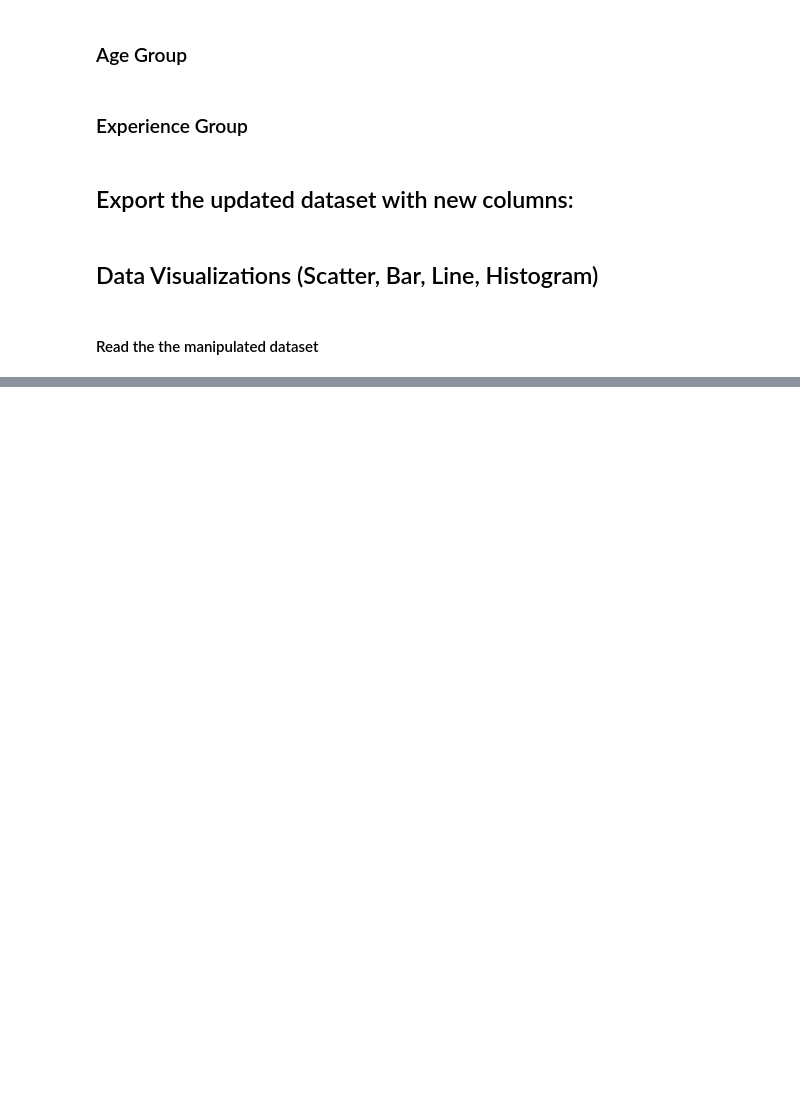
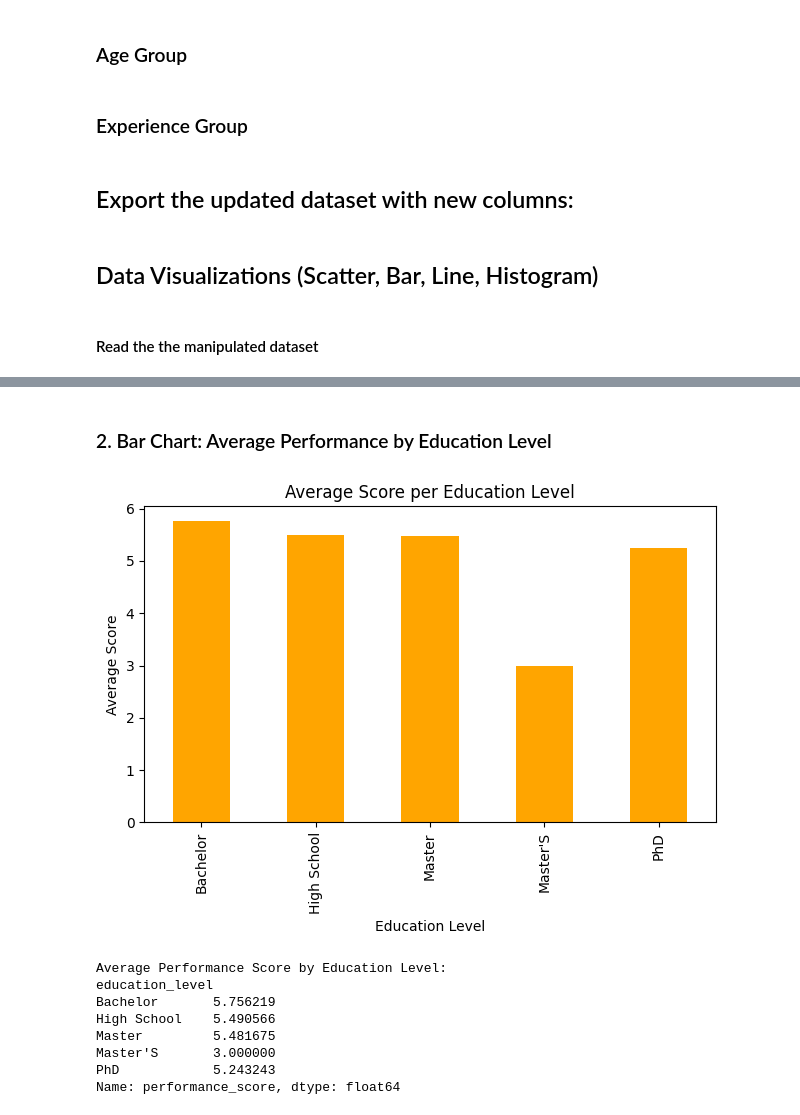
Before and after one commit to raquem-annierose/PolyTech-final-output, a Jupyter notebook: employee_performance_analysis.ipynb, the cells around one changed output, grey strips where cells are left out. Drawn from its saved outputs; the diff is of its cells as text; code cells hidden in the pictures; blank space fills up the shorter version.

```diff
--- a/employee_performance_analysis.ipynb
+++ b/employee_performance_analysis.ipynb
@@ -240,0 +253,24 @@ Line Plot
+# %% [markdown]
+### 2. Bar Chart: Average Performance by Education Level
+# %%
+edu_avg = df.groupby('education_level')['performance_score'].mean()
+
+edu_avg.plot(kind='bar', color='orange')
+plt.title('Average Score per Education Level')
+plt.xlabel('Education Level')
+plt.ylabel('Average Score')
+plt.tight_layout()
+plt.show()
+
+print("\nAverage Performance Score by Education Level:")
+print(edu_avg)
+# %% [output]
+[figure, added]
+Average Performance Score by Education Level:
+education_level
+Bachelor       5.756219
+High School    5.490566
+Master         5.481675
+Master'S       3.000000
+PhD            5.243243
+Name: performance_score, dtype: float64
```
Also changed, not shown: parts of 24 cells of this notebook, 2 other files.
